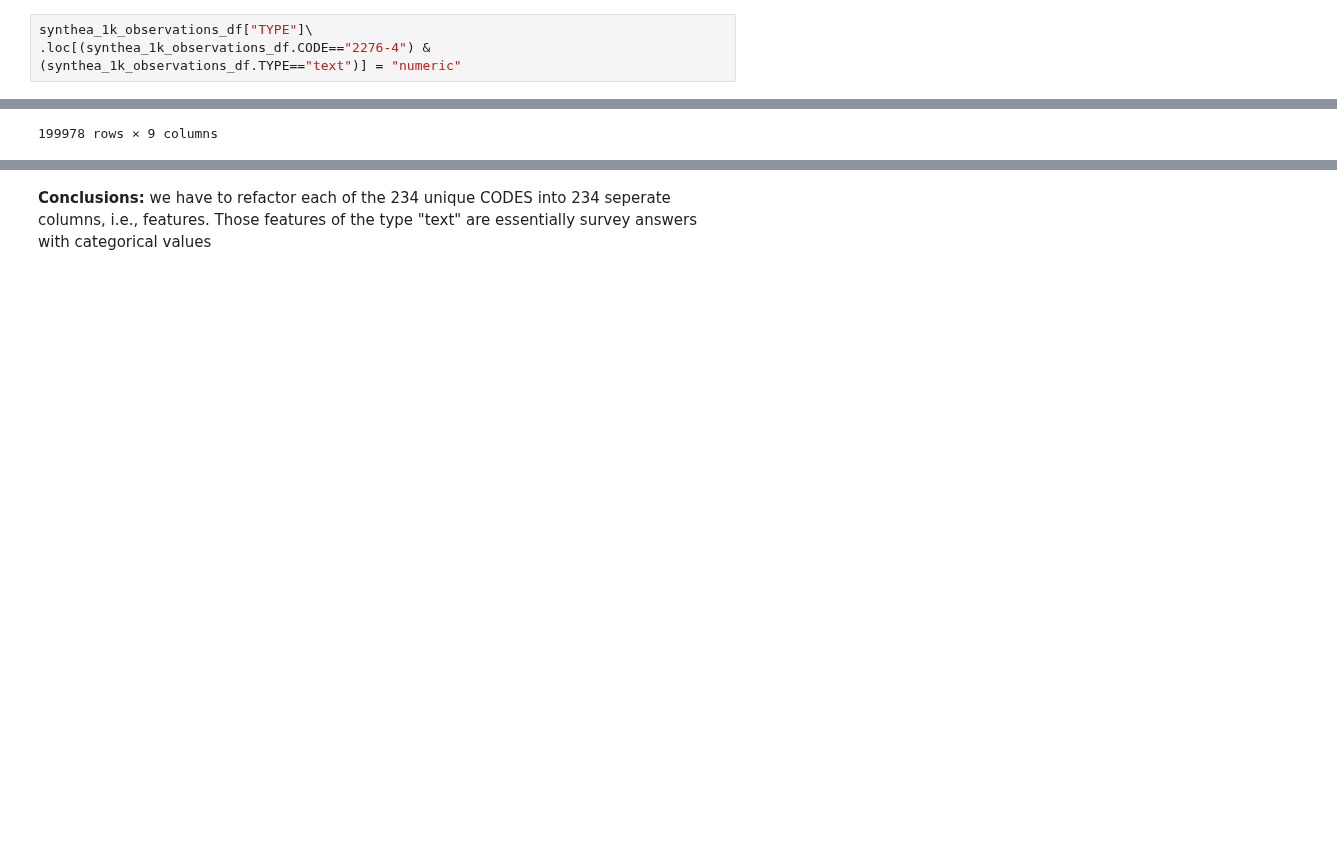
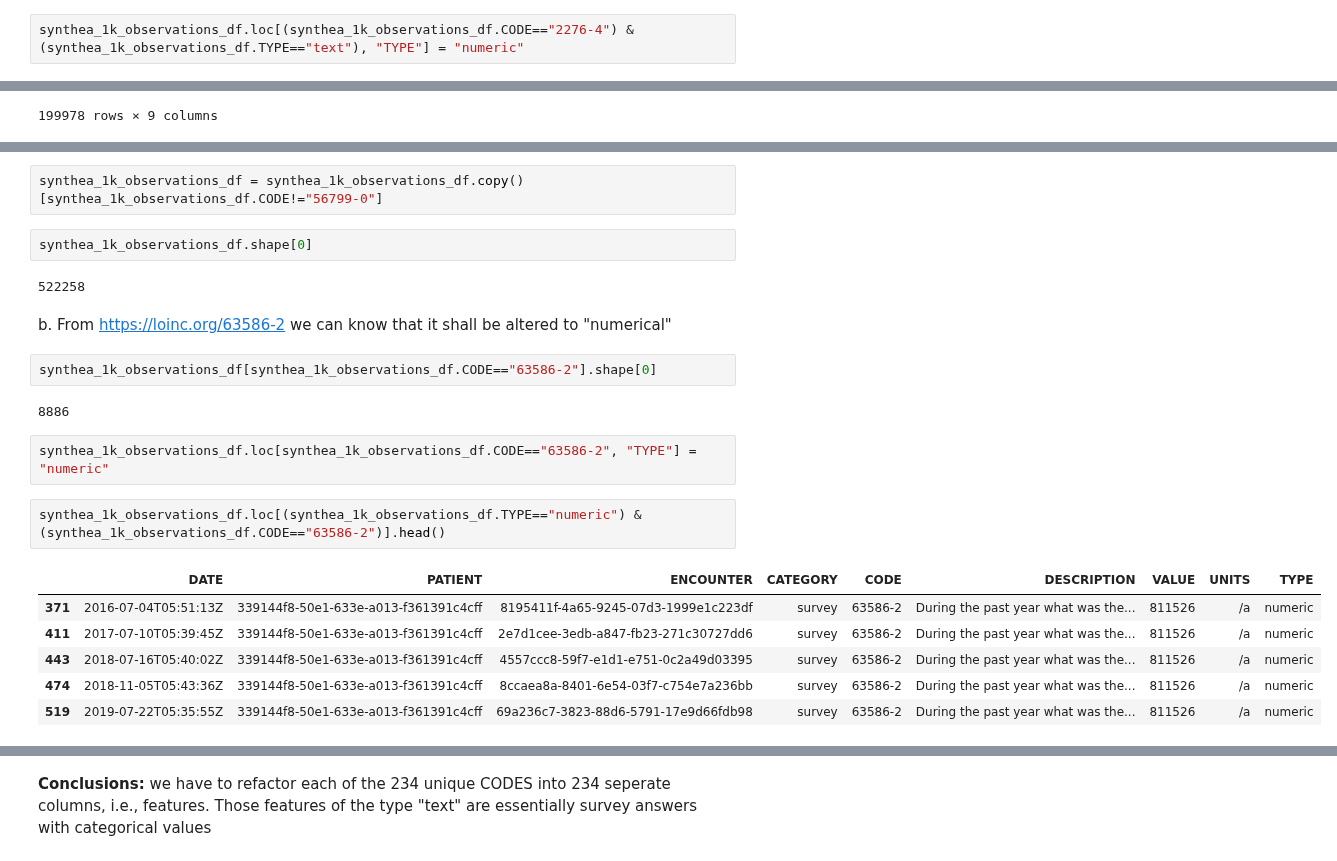
Before and after one commit to Orthologues/VAEQL_plus_Imputation, a Jupyter notebook: data_exploration.ipynb, the cells around one changed output, grey strips where cells are left out. Saved outputs shown, nothing was run; the diff lists cells and outputs as text; blank space fills up the shorter version.

Commit message:
Added more data-preprocessing for observations.csv in the SYNTHEA 1K sample dataset

```diff
--- a/data_exploration.ipynb
+++ b/data_exploration.ipynb
@@ -1583,8 +1583,7 @@ synthea_1k_observations_df.loc[(synthea_1k_observations_df.CODE=="2276-4") & (sy
 # %% [markdown]
 <b>Conclusions:</b> those "text" values are actually numeric values as well
 # %%
-synthea_1k_observations_df["TYPE"]\
-.loc[(synthea_1k_observations_df.CODE=="2276-4") & (synthea_1k_observations_df.TYPE=="text")] = "numeric"
+synthea_1k_observations_df.loc[(synthea_1k_observations_df.CODE=="2276-4") & (synthea_1k_observations_df.TYPE=="text"), "TYPE"] = "numeric"
 # %%
 synthea_1k_observations_df.iloc[[65253, 65309]]
 # %% [output]
@@ -1625,0 +1676,23 @@ synthea_1k_observations_df.loc[synthea_1k_observations_df['TYPE']=="text"]
+# %%
+synthea_1k_observations_df = synthea_1k_observations_df.copy()[synthea_1k_observations_df.CODE!="56799-0"]
+# %%
+synthea_1k_observations_df.shape[0]
+# %% [output]
+522258
+# %% [markdown]
+b. From <a>https://loinc.org/63586-2</a> we can know that it shall be altered to "numerical"
+# %%
+synthea_1k_observations_df[synthea_1k_observations_df.CODE=="63586-2"].shape[0]
+# %% [output]
+8886
+# %%
+synthea_1k_observations_df.loc[synthea_1k_observations_df.CODE=="63586-2", "TYPE"] = "numeric"
+# %%
+synthea_1k_observations_df.loc[(synthea_1k_observations_df.TYPE=="numeric") & (synthea_1k_observations_df.CODE=="63586-2")].head()
+# %% [output]
+|  | DATE | PATIENT | ENCOUNTER | CATEGORY | CODE | DESCRIPTION | VALUE | UNITS | TYPE |
+| 371 | 2016-07-04T05:51:13Z | 339144f8-50e1-633e-a013-f361391c4cff | 8195411f-4a65-9245-07d3-1999e1c223df | survey | 63586-2 | During the past year what was the... | 811526 | /a | numeric |
+| 411 | 2017-07-10T05:39:45Z | 339144f8-50e1-633e-a013-f361391c4cff | 2e7d1cee-3edb-a847-fb23-271c30727dd6 | survey | 63586-2 | During the past year what was the... | 811526 | /a | numeric |
+| 443 | 2018-07-16T05:40:02Z | 339144f8-50e1-633e-a013-f361391c4cff | 4557ccc8-59f7-e1d1-e751-0c2a49d03395 | survey | 63586-2 | During the past year what was the... | 811526 | /a | numeric |
+| 474 | 2018-11-05T05:43:36Z | 339144f8-50e1-633e-a013-f361391c4cff | 8ccaea8a-8401-6e54-03f7-c754e7a236bb | survey | 63586-2 | During the past year what was the... | 811526 | /a | numeric |
+| 519 | 2019-07-22T05:35:55Z | 339144f8-50e1-633e-a013-f361391c4cff | 69a236c7-3823-88d6-5791-17e9d66fdb98 | survey | 63586-2 | During the past year what was the... | 811526 | /a | numeric |
```
Also changed, not shown: parts of 17 cells of this notebook.
